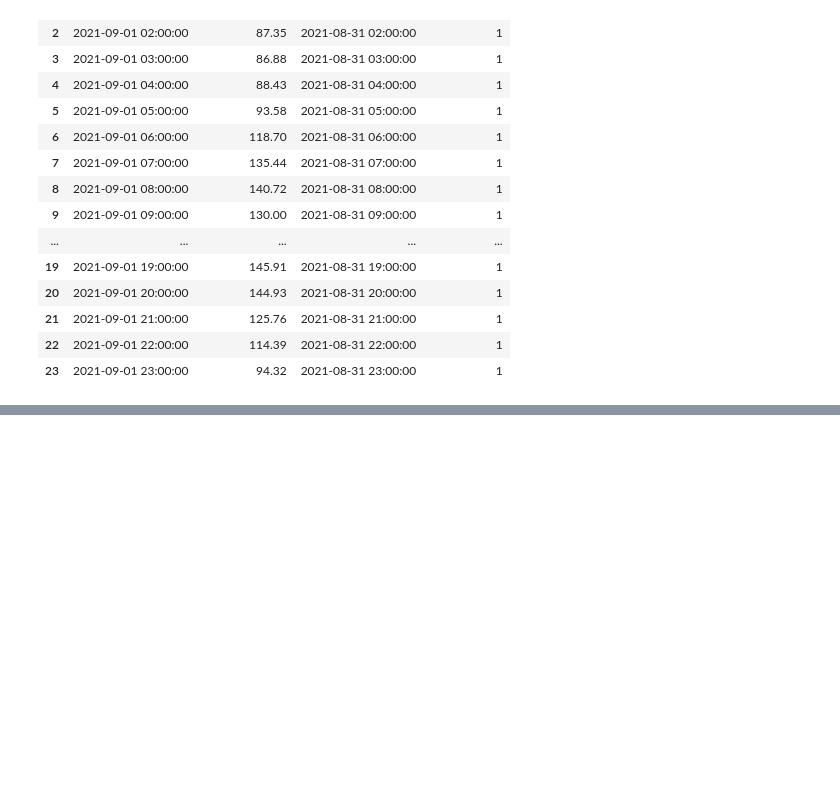
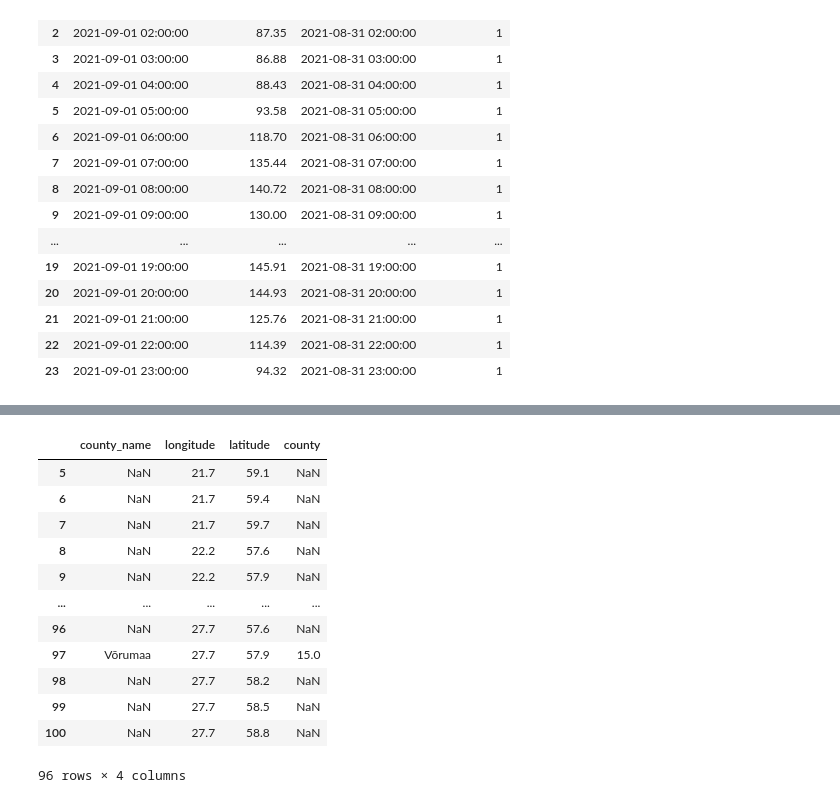
Before and after one commit to RikiTikkiTavi/kaggle-predict_energy_behavior_of_prosumers, a Jupyter notebook: notebooks/1-EDA.ipynb, the cells around one changed output, grey strips where cells are left out. Drawn from its saved outputs; the diff is of its cells as text; code cells hidden in the pictures; blank space fills up the shorter version.

```diff
--- a/notebooks/1-EDA.ipynb
+++ b/notebooks/1-EDA.ipynb
@@ -308,0 +328,17 @@ df_el_prices.loc[df_el_prices["data_block_id"]==1]
+# %%
+df_station_to_county = pd.read_csv(PATH_DATA_RAW / "weather_station_to_county_mapping.csv")
+df_station_to_county.loc[5:100]
+# %% [output]
+|  | county_name | longitude | latitude | county |
+| 5 | NaN | 21.7 | 59.1 | NaN |
+| 6 | NaN | 21.7 | 59.4 | NaN |
+| 7 | NaN | 21.7 | 59.7 | NaN |
+| 8 | NaN | 22.2 | 57.6 | NaN |
+| 9 | NaN | 22.2 | 57.9 | NaN |
+| ... | ... | ... | ... | ... |
+| 96 | NaN | 27.7 | 57.6 | NaN |
+| 97 | Võrumaa | 27.7 | 57.9 | 15.0 |
+| 98 | NaN | 27.7 | 58.2 | NaN |
+| 99 | NaN | 27.7 | 58.5 | NaN |
+| 100 | NaN | 27.7 | 58.8 | NaN |
+96 rows × 4 columns
```
Also changed, not shown: parts of 2 cells of this notebook, 5 other files.
